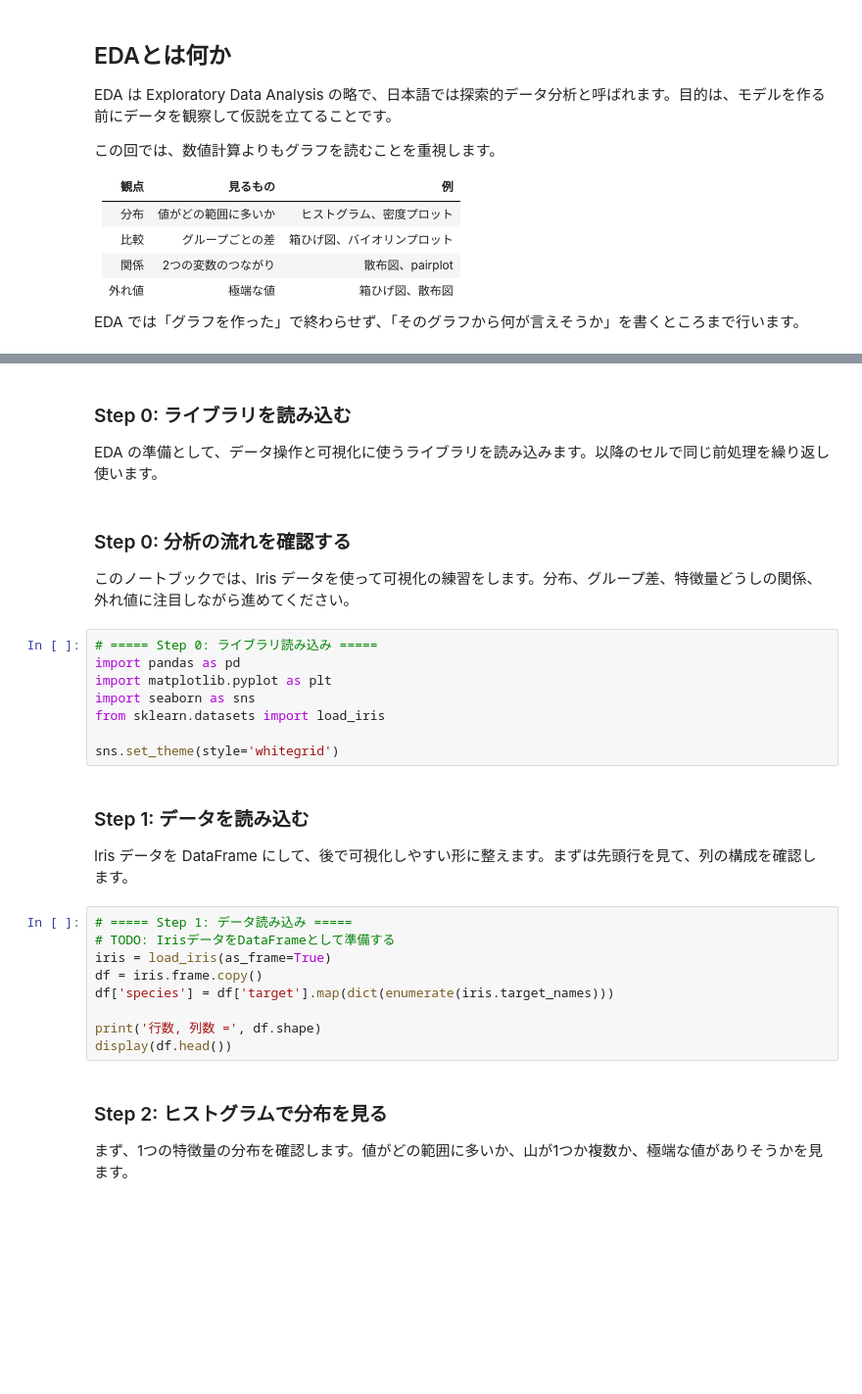
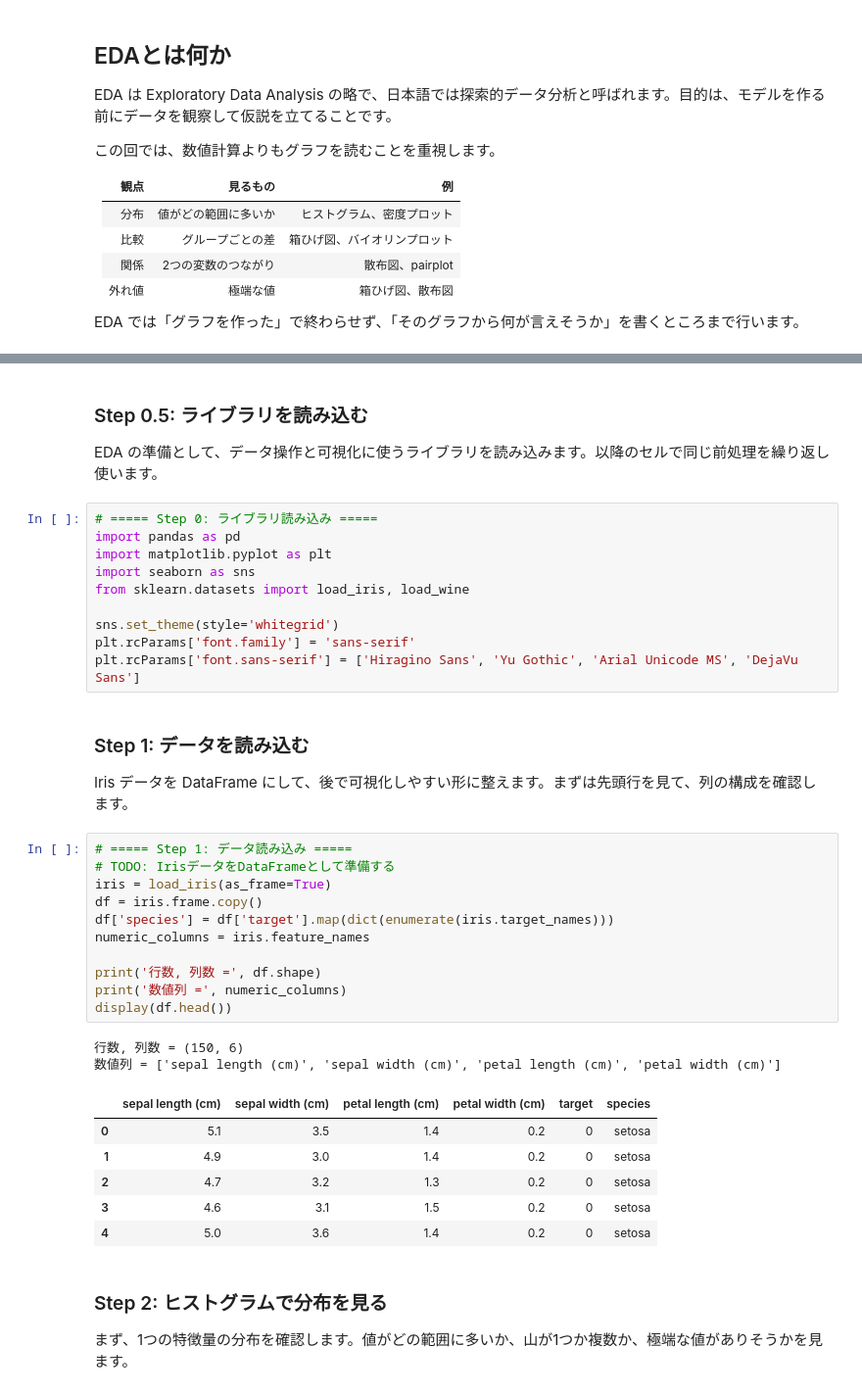
Before and after one commit to KazuhisaFujita/MachineLearning_training, a Jupyter notebook: notebook/lesson02_eda_template.ipynb, the cells around one changed output, grey strips where cells are left out. Shown at 98% size. Cells and saved outputs as stored; diff of their text form; blank space fills up the shorter version.

```diff
--- a/notebook/lesson02_eda_template.ipynb
+++ b/notebook/lesson02_eda_template.ipynb
@@ -31,29 +36,39 @@ EDA では「グラフを作った」で終わらせず、「そのグラフか
 # %% [markdown]
-### Step 0: ライブラリを読み込む
+### Step 0.5: ライブラリを読み込む
 EDA の準備として、データ操作と可視化に使うライブラリを読み込みます。以降のセルで同じ前処理を繰り返し使います。
-# %% [markdown]
-### Step 0: 分析の流れを確認する
-このノートブックでは、Iris データを使って可視化の練習をします。分布、グループ差、特徴量どうしの関係、外れ値に注目しながら進めてください。
 # %%
 # ===== Step 0: ライブラリ読み込み =====
 import pandas as pd
 import matplotlib.pyplot as plt
 import seaborn as sns
-from sklearn.datasets import load_iris
+from sklearn.datasets import load_iris, load_wine
 
 sns.set_theme(style='whitegrid')
+plt.rcParams['font.family'] = 'sans-serif'
+plt.rcParams['font.sans-serif'] = ['Hiragino Sans', 'Yu Gothic', 'Arial Unicode MS', 'DejaVu Sans']
 # %% [markdown]
 ### Step 1: データを読み込む
 Iris データを DataFrame にして、後で可視化しやすい形に整えます。まずは先頭行を見て、列の構成を確認します。
 # %%
 # ===== Step 1: データ読み込み =====
 # TODO: IrisデータをDataFrameとして準備する
 iris = load_iris(as_frame=True)
 df = iris.frame.copy()
 df['species'] = df['target'].map(dict(enumerate(iris.target_names)))
+numeric_columns = iris.feature_names
 
 print('行数, 列数 =', df.shape)
+print('数値列 =', numeric_columns)
 display(df.head())
+# %% [output]
+行数, 列数 = (150, 6)
+数値列 = ['sepal length (cm)', 'sepal width (cm)', 'petal length (cm)', 'petal width (cm)']
+|  | sepal length (cm) | sepal width (cm) | petal length (cm) | petal width (cm) | target | species |
+| 0 | 5.1 | 3.5 | 1.4 | 0.2 | 0 | setosa |
+| 1 | 4.9 | 3.0 | 1.4 | 0.2 | 0 | setosa |
+| 2 | 4.7 | 3.2 | 1.3 | 0.2 | 0 | setosa |
+| 3 | 4.6 | 3.1 | 1.5 | 0.2 | 0 | setosa |
+| 4 | 5.0 | 3.6 | 1.4 | 0.2 | 0 | setosa |
 # %% [markdown]
 ### Step 2: ヒストグラムで分布を見る
 まず、1つの特徴量の分布を確認します。値がどの範囲に多いか、山が1つか複数か、極端な値がありそうかを見ます。
```
Also changed, not shown: parts of 15 cells of this notebook, 7 other files.
